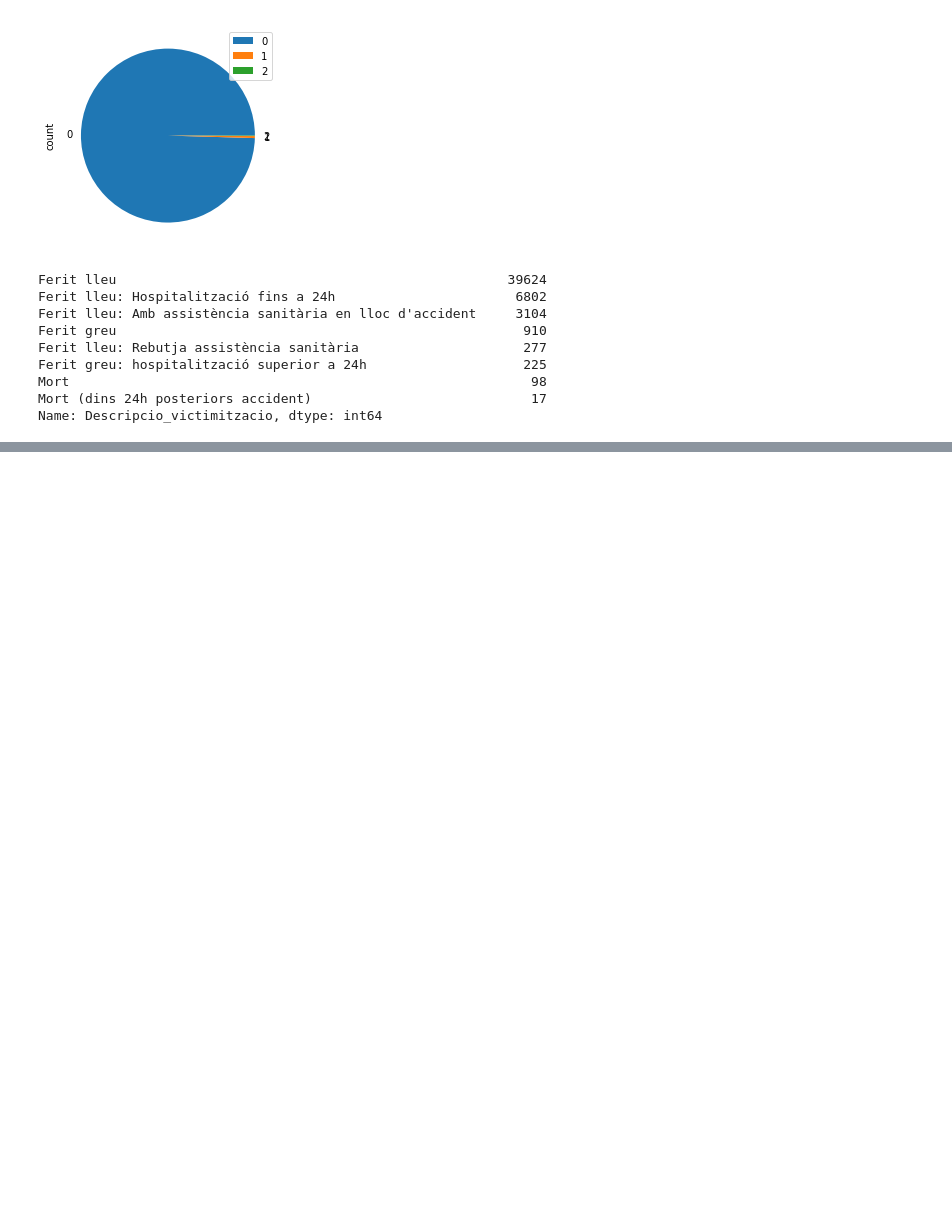
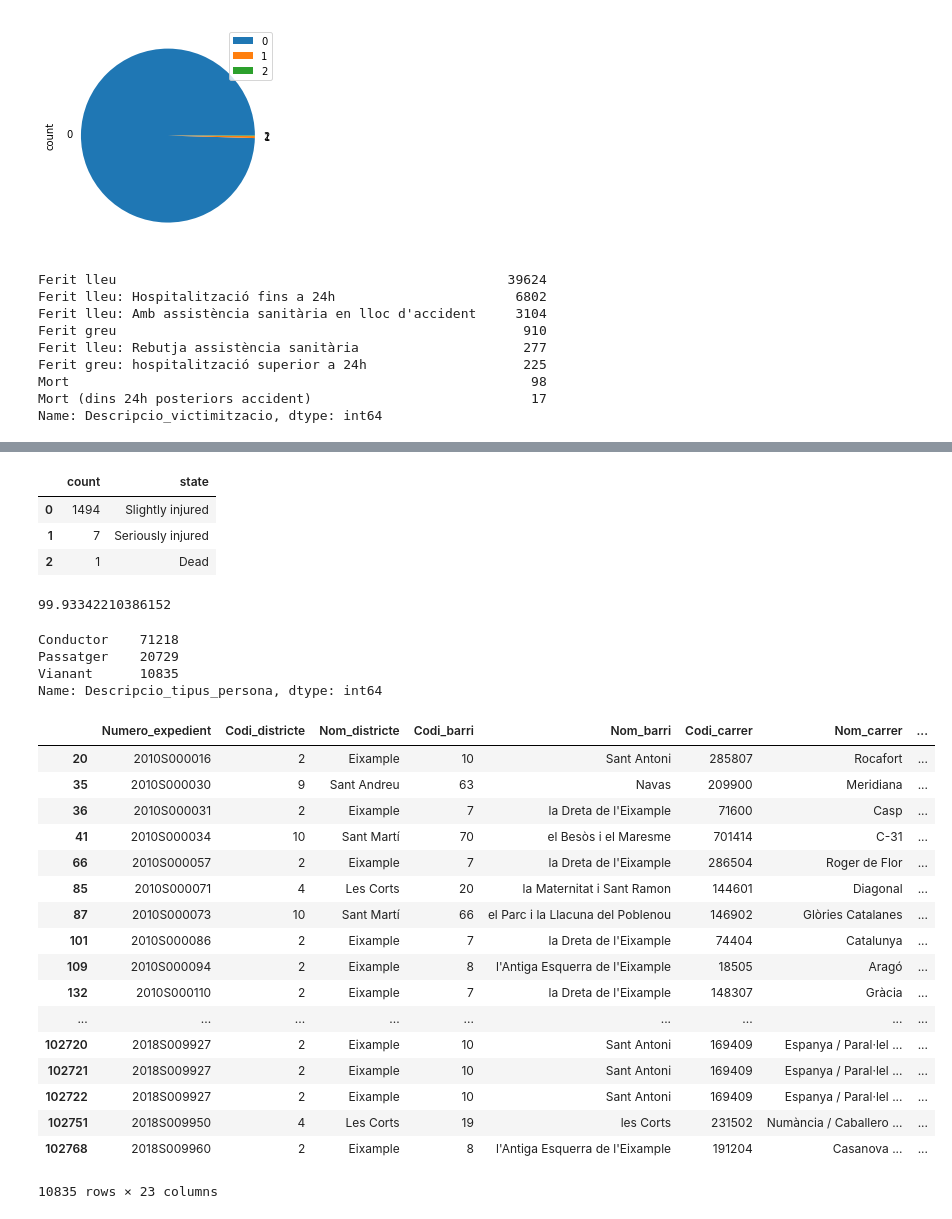
Before and after one commit to roger-roig/your-own-project, a Jupyter notebook: project_roger_2.ipynb, the cells around one changed output, grey strips where cells are left out. Cells and saved outputs as stored; diff of their text form; code cells hidden in the pictures; blank space fills up the shorter version.

```diff
--- a/project_roger_2.ipynb
+++ b/project_roger_2.ipynb
@@ -1188,0 +1276,42 @@ Name: Descripcio_victimitzacio, dtype: int64
+# %%
+df_others_state
+# %% [output]
+|  | count | state |
+| 0 | 1494 | Slightly injured |
+| 1 | 7 | Seriously injured |
+| 2 | 1 | Dead |
+# %%
+survival_rate_others = (1494+7)/sum(df_others_state['count'])*100
+survival_rate_others
+# %% [output]
+99.93342210386152
+# %%
+people['Descripcio_tipus_persona'].value_counts()
+# %% [output]
+Conductor    71218
+Passatger    20729
+Vianant      10835
+Name: Descripcio_tipus_persona, dtype: int64
+# %%
+pedestrians = people[people['Descripcio_tipus_persona']=='Vianant']
+# %%
+pedestrians
+# %% [output]
+|  | Numero_expedient | Codi_districte | Nom_districte | Codi_barri | Nom_barri | Codi_carrer | Nom_carrer | ... |
+| 20 | 2010S000016 | 2 | Eixample | 10 | Sant Antoni | 285807 | Rocafort | ... |
+| 35 | 2010S000030 | 9 | Sant Andreu | 63 | Navas | 209900 | Meridiana | ... |
+| 36 | 2010S000031 | 2 | Eixample | 7 | la Dreta de l'Eixample | 71600 | Casp | ... |
+| 41 | 2010S000034 | 10 | Sant Martí | 70 | el Besòs i el Maresme | 701414 | C-31 | ... |
+| 66 | 2010S000057 | 2 | Eixample | 7 | la Dreta de l'Eixample | 286504 | Roger de Flor | ... |
+| 85 | 2010S000071 | 4 | Les Corts | 20 | la Maternitat i Sant Ramon | 144601 | Diagonal | ... |
+| 87 | 2010S000073 | 10 | Sant Martí | 66 | el Parc i la Llacuna del Poblenou | 146902 | Glòries Catalanes | ... |
+| 101 | 2010S000086 | 2 | Eixample | 7 | la Dreta de l'Eixample | 74404 | Catalunya | ... |
+| 109 | 2010S000094 | 2 | Eixample | 8 | l'Antiga Esquerra de l'Eixample | 18505 | Aragó | ... |
+| 132 | 2010S000110 | 2 | Eixample | 7 | la Dreta de l'Eixample | 148307 | Gràcia | ... |
+| ... | ... | ... | ... | ... | ... | ... | ... | ... |
+| 102720 | 2018S009927 | 2 | Eixample | 10 | Sant Antoni | 169409 | Espanya / Paral·lel ... | ... |
+| 102721 | 2018S009927 | 2 | Eixample | 10 | Sant Antoni | 169409 | Espanya / Paral·lel ... | ... |
+| 102722 | 2018S009927 | 2 | Eixample | 10 | Sant Antoni | 169409 | Espanya / Paral·lel ... | ... |
+| 102751 | 2018S009950 | 4 | Les Corts | 19 | les Corts | 231502 | Numància / Caballero ... | ... |
+| 102768 | 2018S009960 | 2 | Eixample | 8 | l'Antiga Esquerra de l'Eixample | 191204 | Casanova ... | ... |
+10835 rows × 23 columns
```
Also changed, not shown: parts of 32 cells of this notebook.
